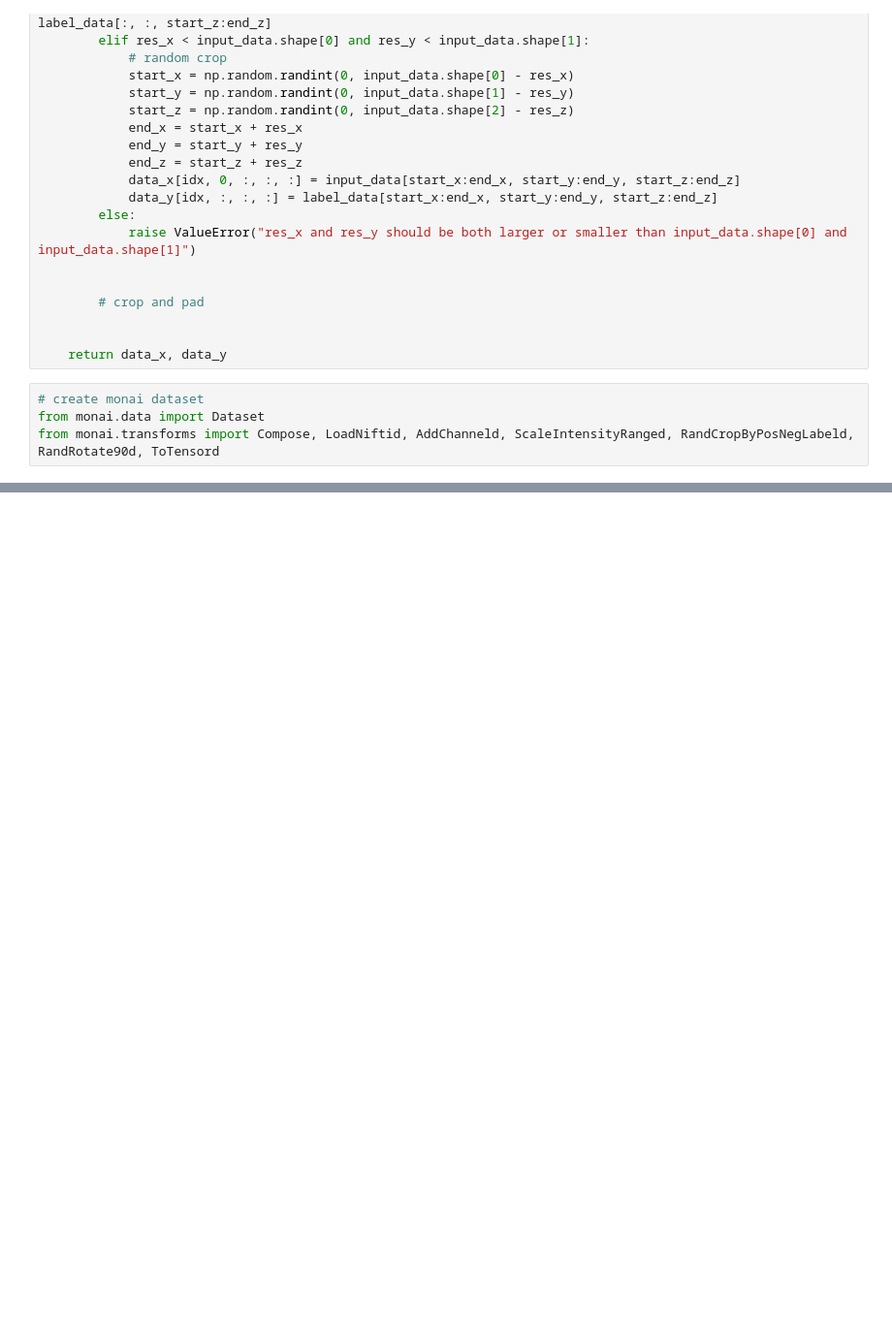
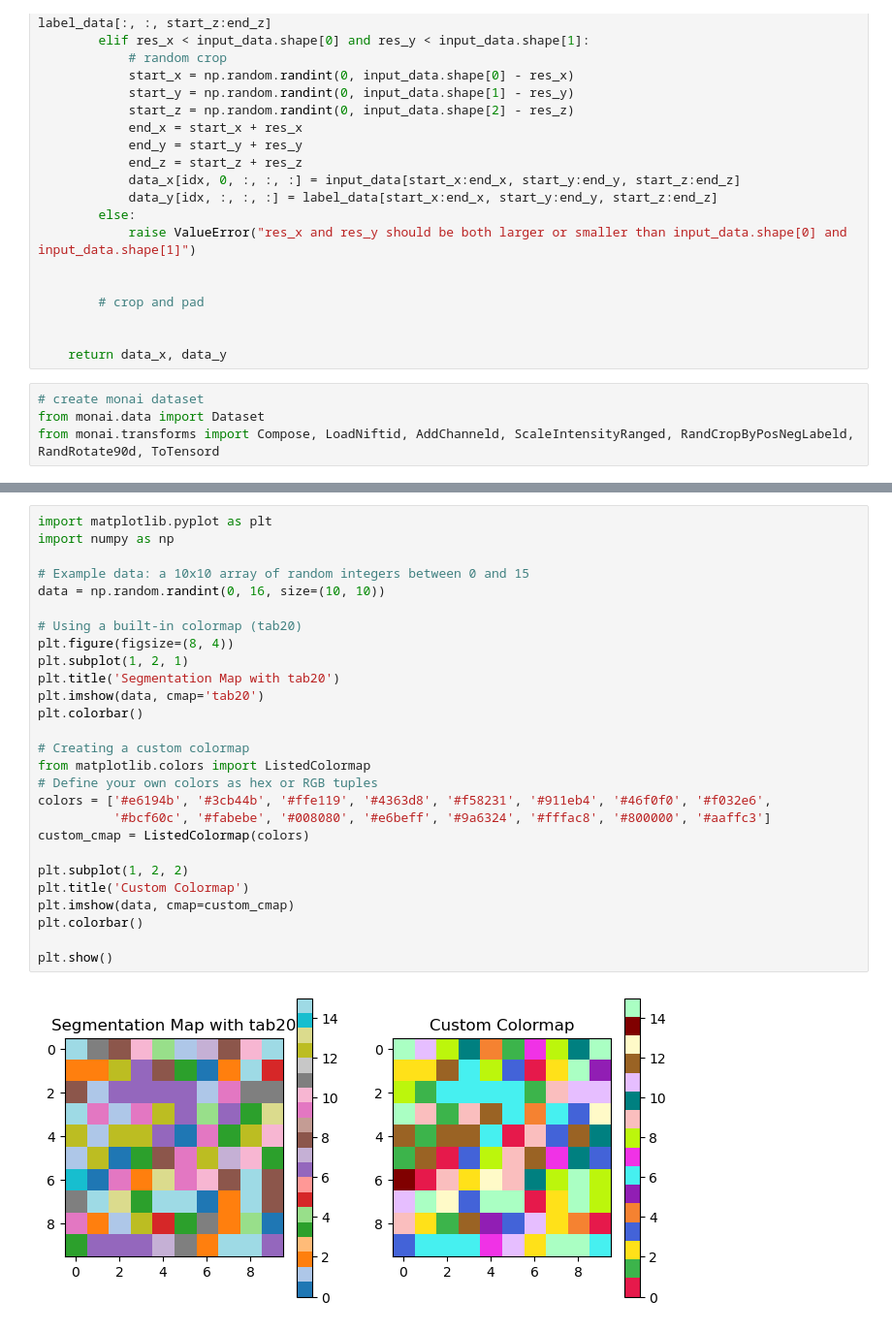
Before and after one commit to WeijieChen2017/ALTS, a Jupyter notebook: playground.ipynb, the cells around one changed output, grey strips where cells are left out. Shown: that part at 97% size. Cells and saved outputs as stored; diff of their text form; blank space fills up the shorter version.

```diff
--- a/playground.ipynb
+++ b/playground.ipynb
@@ -146,0 +213,29 @@ batch_x:  (4, 1, 512, 512, 64) batch_y:  (4, 17, 512, 512, 64)
+# %%
+import matplotlib.pyplot as plt
+import numpy as np
+
+# Example data: a 10x10 array of random integers between 0 and 15
+data = np.random.randint(0, 16, size=(10, 10))
+
+# Using a built-in colormap (tab20)
+plt.figure(figsize=(8, 4))
+plt.subplot(1, 2, 1)
+plt.title('Segmentation Map with tab20')
+plt.imshow(data, cmap='tab20')
+plt.colorbar()
+
+# Creating a custom colormap
+from matplotlib.colors import ListedColormap
+# Define your own colors as hex or RGB tuples
+colors = ['#e6194b', '#3cb44b', '#ffe119', '#4363d8', '#f58231', '#911eb4', '#46f0f0', '#f032e6',
+          '#bcf60c', '#fabebe', '#008080', '#e6beff', '#9a6324', '#fffac8', '#800000', '#aaffc3']
+custom_cmap = ListedColormap(colors)
+
+plt.subplot(1, 2, 2)
+plt.title('Custom Colormap')
+plt.imshow(data, cmap=custom_cmap)
+plt.colorbar()
+
+plt.show()
+# %% [output]
+[figure, added]
```
Also changed, not shown: parts of 4 cells of this notebook, 2 other files.
